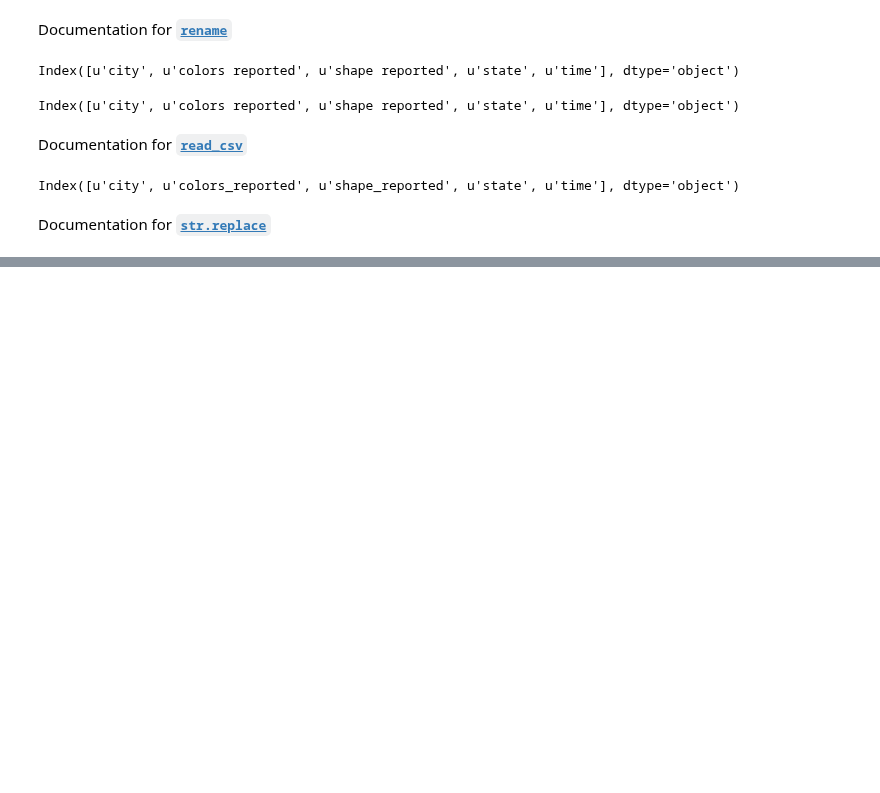
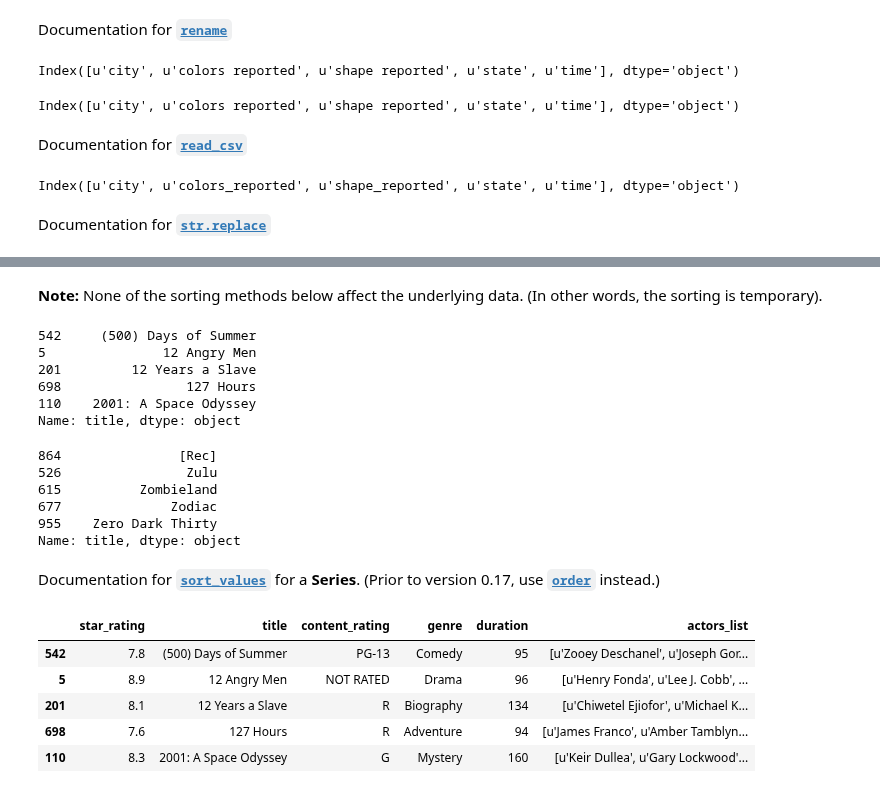
Before and after one commit to justmarkham/pandas-videos, a Jupyter notebook: pandas.ipynb, the cells around one changed output, grey strips where cells are left out. Cells and saved outputs as stored; diff of their text form; code cells hidden in the pictures; blank space fills up the shorter version.

```diff
--- a/pandas.ipynb
+++ b/pandas.ipynb
@@ -202,0 +253,4 @@ Documentation for [**`str.replace`**](http://pandas.pydata.org/pandas-docs/stabl
+# %%
+# read a dataset of top-rated IMDb movies into a DataFrame
+movies = pd.read_csv('http://bit.ly/imdbratings')
+movies.head()
@@ -202,0 +264,34 @@ Documentation for [**`str.replace`**](http://pandas.pydata.org/pandas-docs/stabl
+# %% [markdown]
+**Note:** None of the sorting methods below affect the underlying data. (In other words, the sorting is temporary).
+# %%
+# sort the 'title' Series in ascending order (returns a Series)
+movies.title.sort_values().head()
+# %% [output]
+542     (500) Days of Summer
+5               12 Angry Men
+201         12 Years a Slave
+698                127 Hours
+110    2001: A Space Odyssey
+Name: title, dtype: object
+# %%
+# sort in descending order instead
+movies.title.sort_values(ascending=False).head()
+# %% [output]
+864               [Rec]
+526                Zulu
+615          Zombieland
+677              Zodiac
+955    Zero Dark Thirty
+Name: title, dtype: object
+# %% [markdown]
+Documentation for [**`sort_values`**](http://pandas.pydata.org/pandas-docs/stable/generated/pandas.Series.sort_values.html) for a **Series**. (Prior to version 0.17, use [**`order`**](http://pandas.pydata.org/pandas-docs/version/0.17.0/generated/pandas.Series.order.html) instead.)
+# %%
+# sort the entire DataFrame by the 'title' Series (returns a DataFrame)
+movies.sort_values('title').head()
+# %% [output]
+|  | star_rating | title | content_rating | genre | duration | actors_list |
+| 542 | 7.8 | (500) Days of Summer | PG-13 | Comedy | 95 | [u'Zooey Deschanel', u'Joseph Gor... |
+| 5 | 8.9 | 12 Angry Men | NOT RATED | Drama | 96 | [u'Henry Fonda', u'Lee J. Cobb', ... |
+| 201 | 8.1 | 12 Years a Slave | R | Biography | 134 | [u'Chiwetel Ejiofor', u'Michael K... |
+| 698 | 7.6 | 127 Hours | R | Adventure | 94 | [u'James Franco', u'Amber Tamblyn... |
+| 110 | 8.3 | 2001: A Space Odyssey | G | Mystery | 160 | [u'Keir Dullea', u'Gary Lockwood'... |
```
Also changed, not shown: parts of 15 cells of this notebook, 1 other file.
